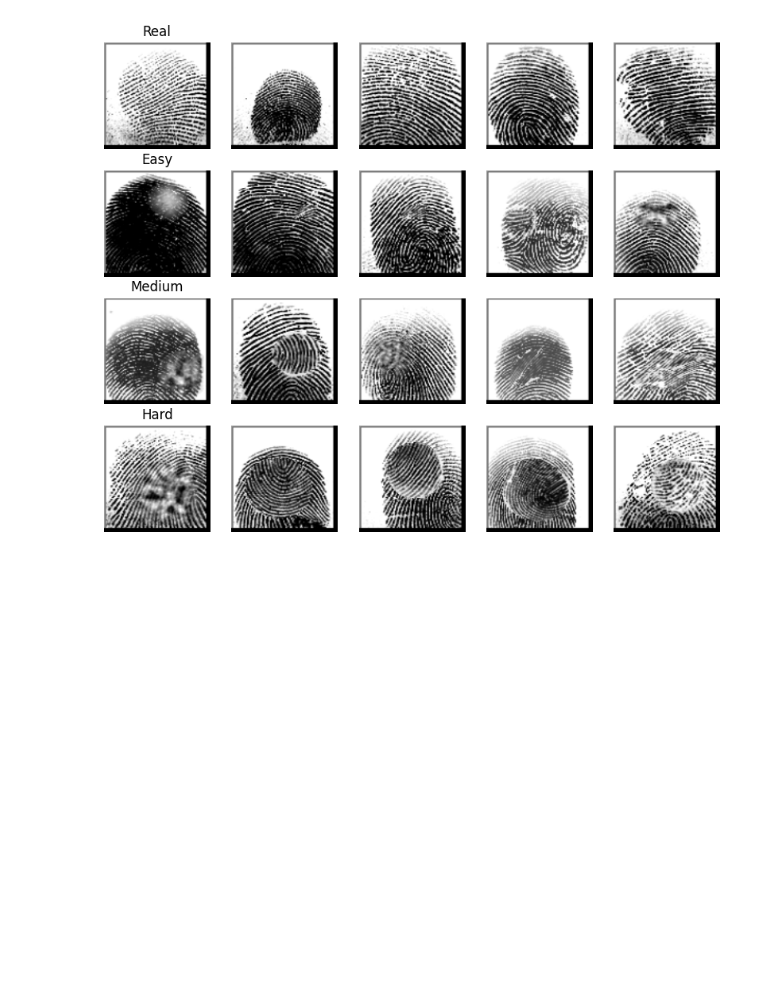
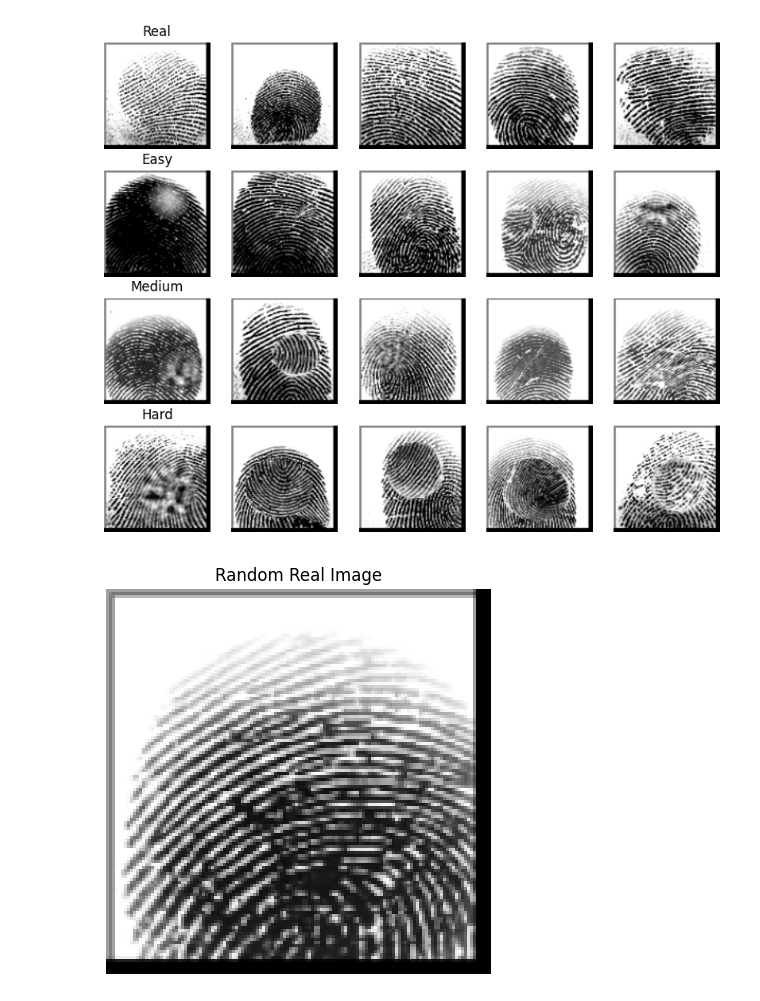
Before and after one commit to Vid2714/Fingerprint-Analysis-using-CNN-Approach, a Jupyter notebook: fingerprint_cnn_model.ipynb, the cells around one changed output. Saved outputs shown, nothing was run; the diff lists cells and outputs as text; code cells hidden in the pictures; blank space fills up the shorter version.

```diff
--- a/fingerprint_cnn_model.ipynb
+++ b/fingerprint_cnn_model.ipynb
@@ -83,0 +71,20 @@ datagen = ImageDataGenerator(
+# %%
+# Function to get random image from a specific category
+def get_random_image(category_name):
+    categories=['Real', 'Altered-Easy', 'Altered-Medium', 'Altered-Hard']
+    category_index = categories.index(category_name)
+    category_indices = np.where(labels[:, category_index] == 1)[0]
+    random_index = np.random.choice(category_indices)
+    return images[random_index]
+
+# Example usage: Get a random "Altered-Easy" image
+random_altered_easy_image = get_random_image('Real')
+
+# Display the random "Altered-Easy" image
+plt.figure(figsize=(5, 5))
+plt.imshow(random_altered_easy_image.reshape(IMG_SIZE, IMG_SIZE), cmap='gray')
+plt.axis('off')
+plt.title('Random Real Image')
+plt.show()
+# %% [output]
+[figure, added]
```
Also changed, not shown: parts of 1 cell of this notebook.
